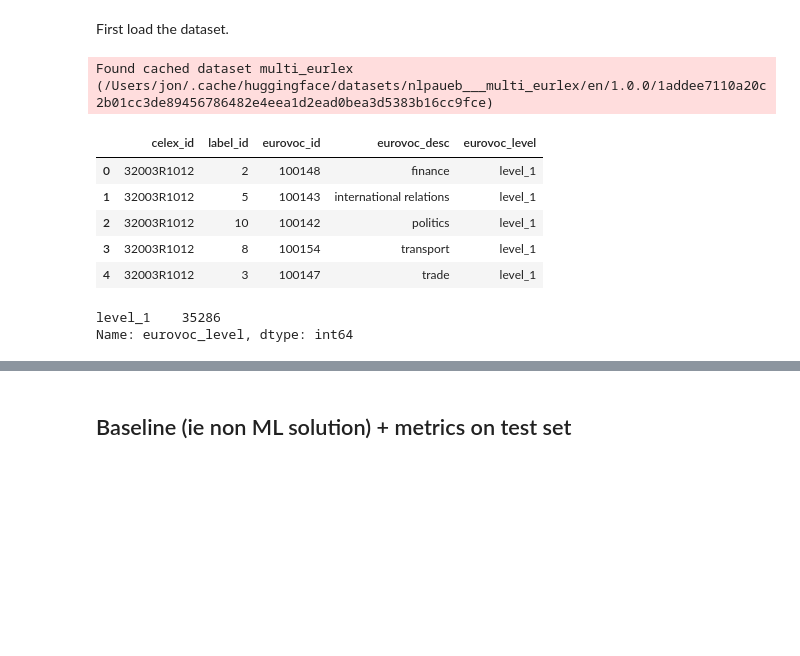
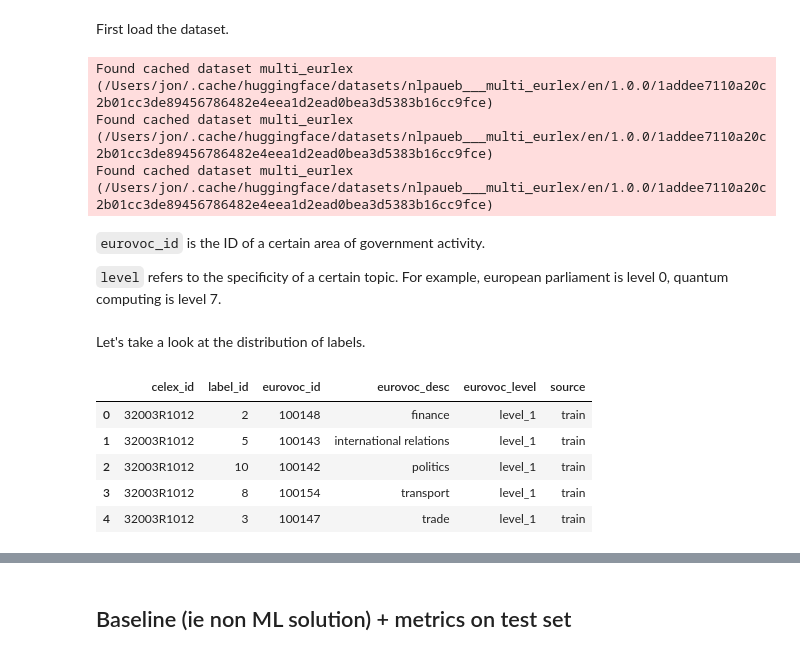
Before and after one commit to marcelo-ghia/NLP-MultiEUREX-multilabel-multiclass-classification, a Jupyter notebook: baseline.ipynb, the cells around one changed output, grey strips where cells are left out. Cells and saved outputs as stored; diff of their text form; code cells hidden in the pictures; blank space fills up the shorter version.

```diff
--- a/baseline.ipynb
+++ b/baseline.ipynb
@@ -21,9 +27,15 @@ from datasets import load_dataset
 # Load the English part of the dataset
 train_dataset = load_dataset('nlpaueb/multi_eurlex', 'en', split='train')
 test_dataset = load_dataset('nlpaueb/multi_eurlex', 'en', split='test')
-dev_dataset = load_dataset('nlpaueb/multi_eurlex', 'en', split='dev')
+val_dataset = load_dataset('nlpaueb/multi_eurlex', 'en', split='validation')
 # %% [output]
 Found cached dataset multi_eurlex (/Users/jon/.cache/huggingface/datasets/nlpaueb___multi_eurlex/en/1.0.0/1addee7110a20c2b01cc3de89456786482e4eea1d2ead0bea3d5383b16cc9fce)
+Found cached dataset multi_eurlex (/Users/jon/.cache/huggingface/datasets/nlpaueb___multi_eurlex/en/1.0.0/1addee7110a20c2b01cc3de89456786482e4eea1d2ead0bea3d5383b16cc9fce)
+Found cached dataset multi_eurlex (/Users/jon/.cache/huggingface/datasets/nlpaueb___multi_eurlex/en/1.0.0/1addee7110a20c2b01cc3de89456786482e4eea1d2ead0bea3d5383b16cc9fce)
+# %% [markdown]
+`eurovoc_id` is the ID of a certain area of government activity.
+
+`level` refers to the specificity of a certain topic. For example, european parliament is level 0, quantum computing is level 7.
 # %%
 # Load (label_id, descriptor) mapping
 with open('./data/eurovoc_descriptors.json') as jsonl_file:
@@ -36,12 +49,11 @@ test_classlabel = test_dataset.features["labels"].feature
 # Load (label_id, descriptor) mapping
 with open('./data/eurovoc_concepts.json') as jsonl_file:
     eurovoc_concepts =  json.load(jsonl_file)
+# %% [markdown]
+Let's take a look at the distribution of labels.
 # %%
-
-# Retrieve IDs and descriptors from dataset
-train_agg_df = []
-def get_agg_df(dataset:pd.DataFrame):
-
+def get_agg_df(dataset, classlabel):
+    df_agg = []
     for i, sample in enumerate(dataset):
         for label_id in sample['labels']:
             result = {}
@@ -57,17 +69,19 @@ def get_agg_df(dataset:pd.DataFrame):
                     break
     df_agg = pd.DataFrame(df_agg)
     return(df_agg)
-df_agg.head()
+
+train_agg_df = get_agg_df(train_dataset, train_classlabel)
+test_agg_df = get_agg_df(test_dataset, test_classlabel)
+val_agg_df = get_agg_df(val_dataset, val_classlabel)
+df = pd.concat([train_agg_df, test_agg_df, val_agg_df], ignore_index=True)
+df['source'] = pd.Series(['train'] * len(train_agg_df) + ['test'] * len(test_agg_df) + ['val'] * len(val_agg_df), dtype='string')
-# %% [output]
-|  | celex_id | label_id | eurovoc_id | eurovoc_desc | eurovoc_level |
-| 0 | 32003R1012 | 2 | 100148 | finance | level_1 |
-| 1 | 32003R1012 | 5 | 100143 | international relations | level_1 |
-| 2 | 32003R1012 | 10 | 100142 | politics | level_1 |
-| 3 | 32003R1012 | 8 | 100154 | transport | level_1 |
-| 4 | 32003R1012 | 3 | 100147 | trade | level_1 |
-# %%
-df_agg['eurovoc_level'].value_counts()
-# %% [output]
-level_1    35286
-Name: eurovoc_level, dtype: int64
+# %%
+df.head()
+# %% [output]
+|  | celex_id | label_id | eurovoc_id | eurovoc_desc | eurovoc_level | source |
+| 0 | 32003R1012 | 2 | 100148 | finance | level_1 | train |
+| 1 | 32003R1012 | 5 | 100143 | international relations | level_1 | train |
+| 2 | 32003R1012 | 10 | 100142 | politics | level_1 | train |
+| 3 | 32003R1012 | 8 | 100154 | transport | level_1 | train |
+| 4 | 32003R1012 | 3 | 100147 | trade | level_1 | train |
 # %%
```
Also changed, not shown: parts of 17 cells of this notebook.
